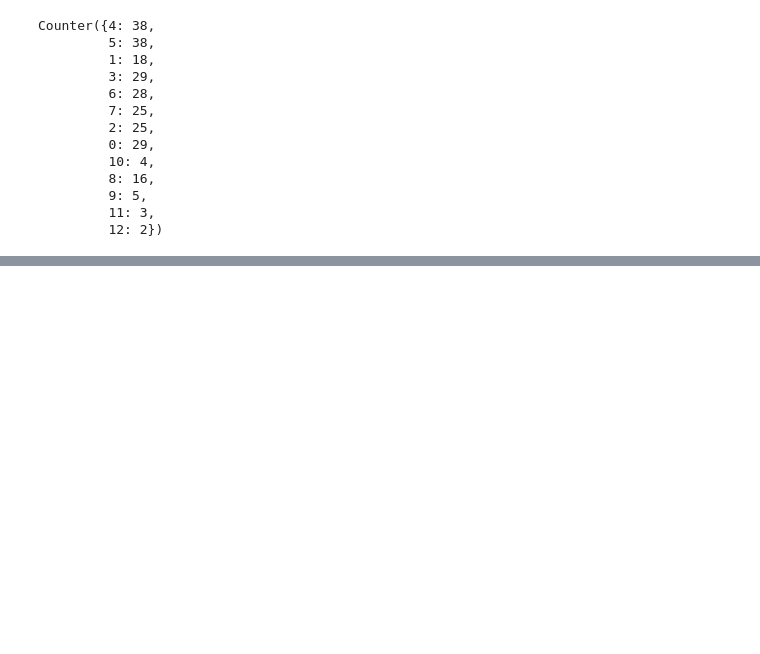
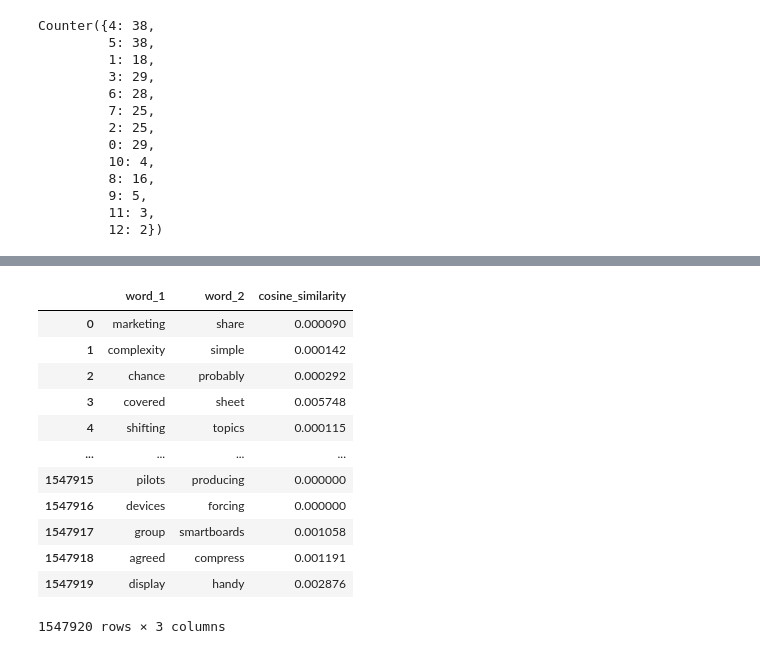
Before and after one commit to jayeshmahapatra/acoustic_word_embeddings, a Jupyter notebook: Embedding Evaluations.ipynb, the cells around one changed output, grey strips where cells are left out. Saved outputs shown, nothing was run; the diff lists cells and outputs as text; code cells hidden in the pictures; blank space fills up the shorter version.

```diff
--- a/Embedding Evaluations.ipynb
+++ b/Embedding Evaluations.ipynb
@@ -544,0 +535,16 @@ Counter({4: 38,
+# %%
+wordpairs_embedding_similarity
+# %% [output]
+|  | word_1 | word_2 | cosine_similarity |
+| 0 | marketing | share | 0.000090 |
+| 1 | complexity | simple | 0.000142 |
+| 2 | chance | probably | 0.000292 |
+| 3 | covered | sheet | 0.005748 |
+| 4 | shifting | topics | 0.000115 |
+| ... | ... | ... | ... |
+| 1547915 | pilots | producing | 0.000000 |
+| 1547916 | devices | forcing | 0.000000 |
+| 1547917 | group | smartboards | 0.001058 |
+| 1547918 | agreed | compress | 0.001191 |
+| 1547919 | display | handy | 0.002876 |
+1547920 rows × 3 columns
```
Also changed, not shown: parts of 29 cells of this notebook, 2 other files.
